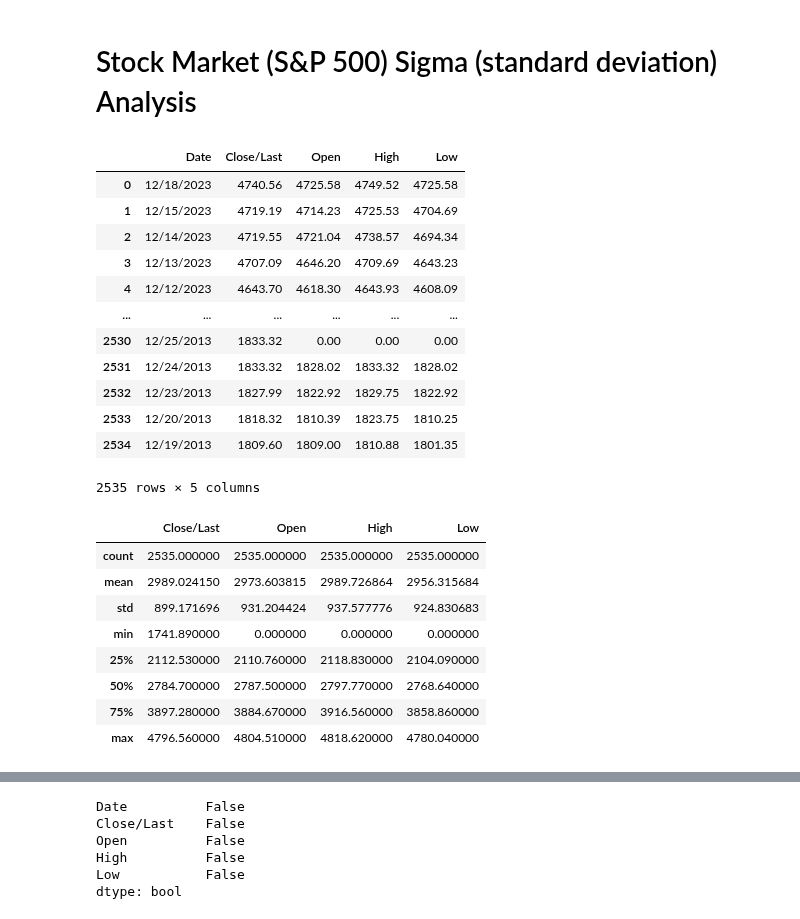
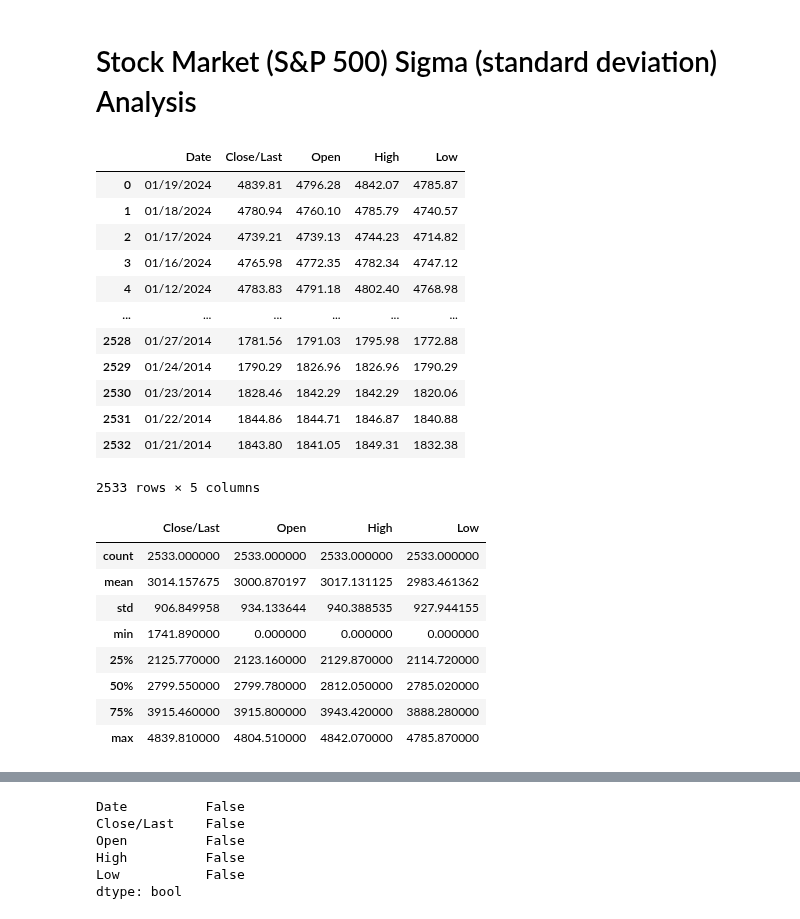
Before and after one commit to JohnBroberg/StockMarketSigma, a Jupyter notebook: StockMarketSigma.ipynb, the cells around one changed output, grey strips where cells are left out. Saved outputs shown, nothing was run; the diff lists cells and outputs as text; code cells hidden in the pictures.

```diff
--- a/StockMarketSigma.ipynb
+++ b/StockMarketSigma.ipynb
@@ -4,58 +4,58 @@
 #created by John Broberg on 2022-05-29
 #inspired by "LET THE WILD RUMPUS BEGIN" by JEREMY GRANTHAM of GMO
 #ref. https://www.gmo.com/globalassets/articles/viewpoints/2022/gmo_let-the-wild-rumpus-begin_1-22.pdf
 
 #https://www.gmo.com/americas/research-library/entering-the-superbubbles-final-act/
 #"...superbubbles – 2.5 to 3 sigma events..."
 #"...ordinary 2 sigma bubbles..."
 #"Ordinary bubbles are, to us, those that reach a 2 sigma deviation from trend. Superbubbles reach 2.5 sigma or greater."
 
 #source data: https://www.nasdaq.com/market-activity/index/spx/historical
 
 #cd
 #cd git/StockMarketSigma
 #git pull https://github.com/JohnBroberg/StockMarketSigma.git
 
 #Get trendline equation
 #https://stackoverflow.com/questions/49460596/add-trendline-with-equation-in-2d-array
 #https://stackoverflow.com/questions/26447191/how-to-add-trendline-in-python-matplotlib-dot-scatter-graphs
 
 
 import pandas as pd
 import numpy as np
 import matplotlib.pyplot as plt
 import seaborn as sns
 
-data = 'HistoricalData_1703011943129.csv'
+data = 'HistoricalData_1705883392216.csv'
 df = pd.read_csv(data)
 
 df
 # %% [output]
 |  | Date | Close/Last | Open | High | Low |
-| 0 | 12/18/2023 | 4740.56 | 4725.58 | 4749.52 | 4725.58 |
-| 1 | 12/15/2023 | 4719.19 | 4714.23 | 4725.53 | 4704.69 |
-| 2 | 12/14/2023 | 4719.55 | 4721.04 | 4738.57 | 4694.34 |
-| 3 | 12/13/2023 | 4707.09 | 4646.20 | 4709.69 | 4643.23 |
-| 4 | 12/12/2023 | 4643.70 | 4618.30 | 4643.93 | 4608.09 |
+| 0 | 01/19/2024 | 4839.81 | 4796.28 | 4842.07 | 4785.87 |
+| 1 | 01/18/2024 | 4780.94 | 4760.10 | 4785.79 | 4740.57 |
+| 2 | 01/17/2024 | 4739.21 | 4739.13 | 4744.23 | 4714.82 |
+| 3 | 01/16/2024 | 4765.98 | 4772.35 | 4782.34 | 4747.12 |
+| 4 | 01/12/2024 | 4783.83 | 4791.18 | 4802.40 | 4768.98 |
 | ... | ... | ... | ... | ... | ... |
-| 2530 | 12/25/2013 | 1833.32 | 0.00 | 0.00 | 0.00 |
-| 2531 | 12/24/2013 | 1833.32 | 1828.02 | 1833.32 | 1828.02 |
-| 2532 | 12/23/2013 | 1827.99 | 1822.92 | 1829.75 | 1822.92 |
-| 2533 | 12/20/2013 | 1818.32 | 1810.39 | 1823.75 | 1810.25 |
-| 2534 | 12/19/2013 | 1809.60 | 1809.00 | 1810.88 | 1801.35 |
+| 2528 | 01/27/2014 | 1781.56 | 1791.03 | 1795.98 | 1772.88 |
+| 2529 | 01/24/2014 | 1790.29 | 1826.96 | 1826.96 | 1790.29 |
+| 2530 | 01/23/2014 | 1828.46 | 1842.29 | 1842.29 | 1820.06 |
+| 2531 | 01/22/2014 | 1844.86 | 1844.71 | 1846.87 | 1840.88 |
+| 2532 | 01/21/2014 | 1843.80 | 1841.05 | 1849.31 | 1832.38 |
-2535 rows × 5 columns
+2533 rows × 5 columns
 # %%
 df.describe()
 # %% [output]
 |  | Close/Last | Open | High | Low |
-| count | 2535.000000 | 2535.000000 | 2535.000000 | 2535.000000 |
-| mean | 2989.024150 | 2973.603815 | 2989.726864 | 2956.315684 |
-| std | 899.171696 | 931.204424 | 937.577776 | 924.830683 |
+| count | 2533.000000 | 2533.000000 | 2533.000000 | 2533.000000 |
+| mean | 3014.157675 | 3000.870197 | 3017.131125 | 2983.461362 |
+| std | 906.849958 | 934.133644 | 940.388535 | 927.944155 |
 | min | 1741.890000 | 0.000000 | 0.000000 | 0.000000 |
-| 25% | 2112.530000 | 2110.760000 | 2118.830000 | 2104.090000 |
-| 50% | 2784.700000 | 2787.500000 | 2797.770000 | 2768.640000 |
-| 75% | 3897.280000 | 3884.670000 | 3916.560000 | 3858.860000 |
-| max | 4796.560000 | 4804.510000 | 4818.620000 | 4780.040000 |
+| 25% | 2125.770000 | 2123.160000 | 2129.870000 | 2114.720000 |
+| 50% | 2799.550000 | 2799.780000 | 2812.050000 | 2785.020000 |
+| 75% | 3915.460000 | 3915.800000 | 3943.420000 | 3888.280000 |
+| max | 4839.810000 | 4804.510000 | 4842.070000 | 4785.870000 |
 # %%
 #remove holidays (Open == 0)
 
```
Also changed, not shown: parts of 14 cells of this notebook, 2 other files.
